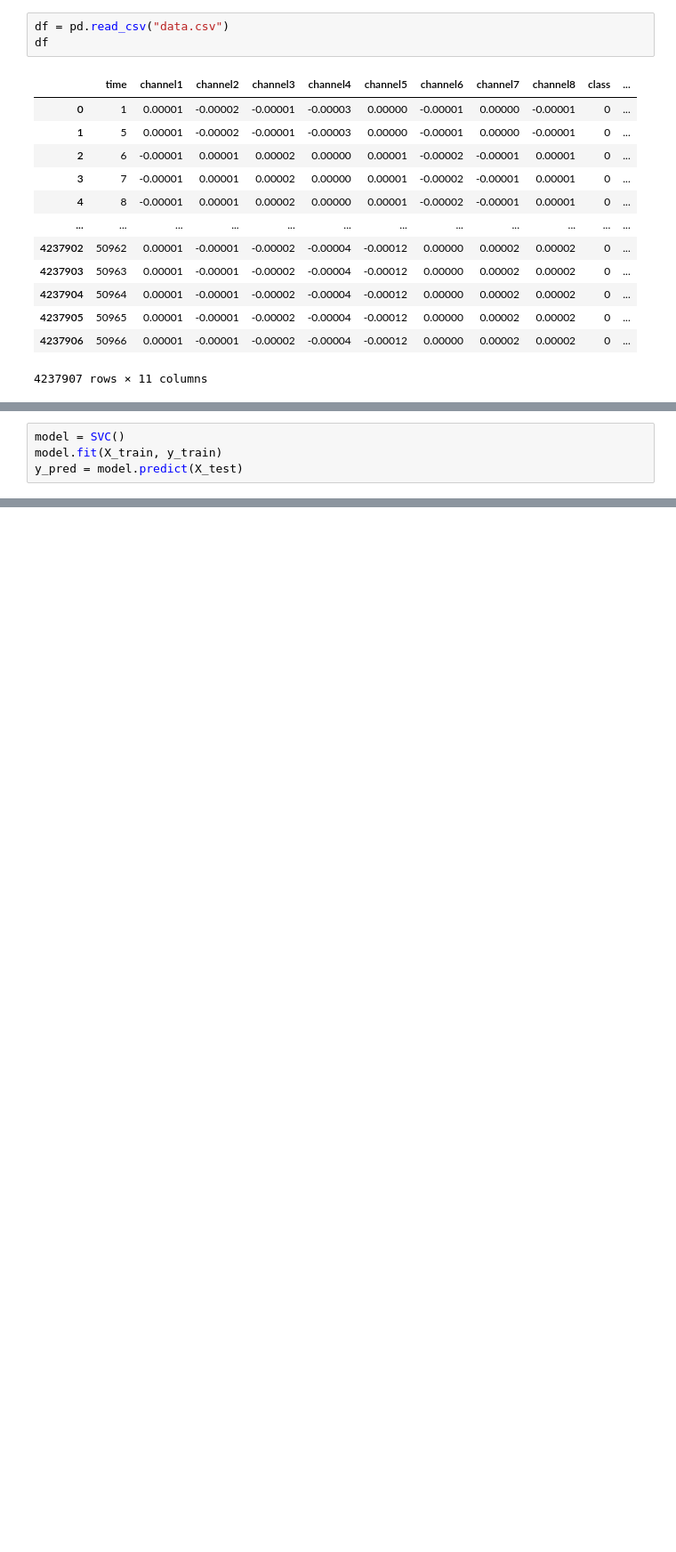
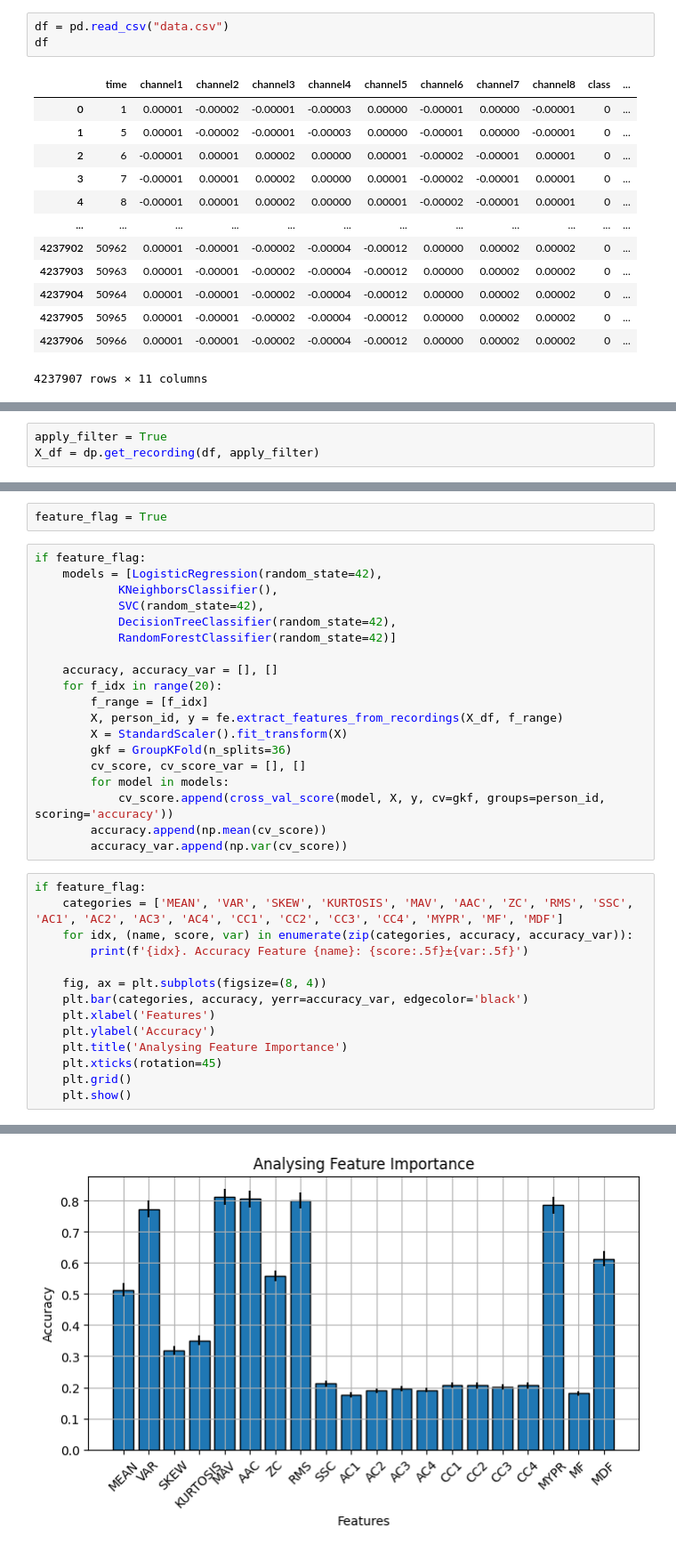
Before and after one commit to omkarpatil06/s-s_emg, a Jupyter notebook: emg.ipynb, the cells around one changed output, grey strips where cells are left out. Shown at 89% size. Cells and saved outputs as stored; diff of their text form; blank space fills up the shorter version.

```diff
--- a/emg.ipynb
+++ b/emg.ipynb
@@ -157,4 +54,0 @@ Accuracy: 0.8675
-# %%
-model = SVC()
-model.fit(X_train, y_train)
-y_pred = model.predict(X_test)
@@ -178,0 +57,3 @@ Accuracy: 0.8278
+# %%
+apply_filter = True
+X_df = dp.get_recording(df, apply_filter)
@@ -178,0 +62,36 @@ Accuracy: 0.8278
+# %%
+feature_flag = True
+# %%
+if feature_flag:
+    models = [LogisticRegression(random_state=42),
+            KNeighborsClassifier(),
+            SVC(random_state=42),
+            DecisionTreeClassifier(random_state=42),
+            RandomForestClassifier(random_state=42)]
+
+    accuracy, accuracy_var = [], []
+    for f_idx in range(20):
+        f_range = [f_idx]
+        X, person_id, y = fe.extract_features_from_recordings(X_df, f_range)
+        X = StandardScaler().fit_transform(X)
+        gkf = GroupKFold(n_splits=36)
+        cv_score, cv_score_var = [], []
+        for model in models:
+            cv_score.append(cross_val_score(model, X, y, cv=gkf, groups=person_id, scoring='accuracy'))
+        accuracy.append(np.mean(cv_score))
+        accuracy_var.append(np.var(cv_score))
+# %%
+if feature_flag:
+    categories = ['MEAN', 'VAR', 'SKEW', 'KURTOSIS', 'MAV', 'AAC', 'ZC', 'RMS', 'SSC', 'AC1', 'AC2', 'AC3', 'AC4', 'CC1', 'CC2', 'CC3', 'CC4', 'MYPR', 'MF', 'MDF']
+    for idx, (name, score, var) in enumerate(zip(categories, accuracy, accuracy_var)):
+        print(f'{idx}. Accuracy Feature {name}: {score:.5f}±{var:.5f}')
+
+    fig, ax = plt.subplots(figsize=(8, 4))
+    plt.bar(categories, accuracy, yerr=accuracy_var, edgecolor='black')
+    plt.xlabel('Features')
+    plt.ylabel('Accuracy')
+    plt.title('Analysing Feature Importance')
+    plt.xticks(rotation=45)
+    plt.grid()
+    plt.show()
+# %% [output]
@@ -178,0 +118 @@ Accuracy: 0.8278
+[figure, added]
```
Also changed, not shown: parts of 67 cells of this notebook, 8 other files.
